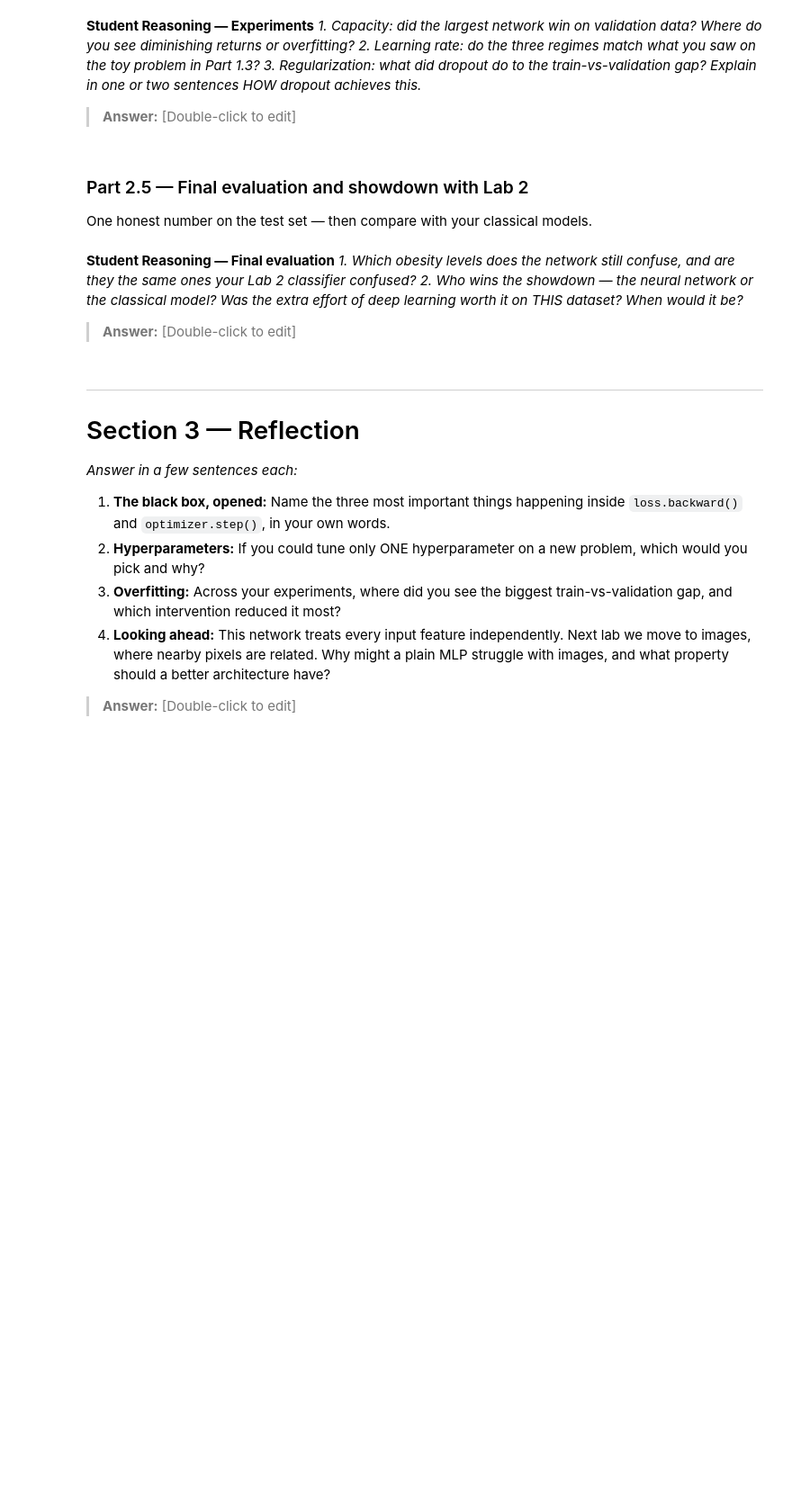
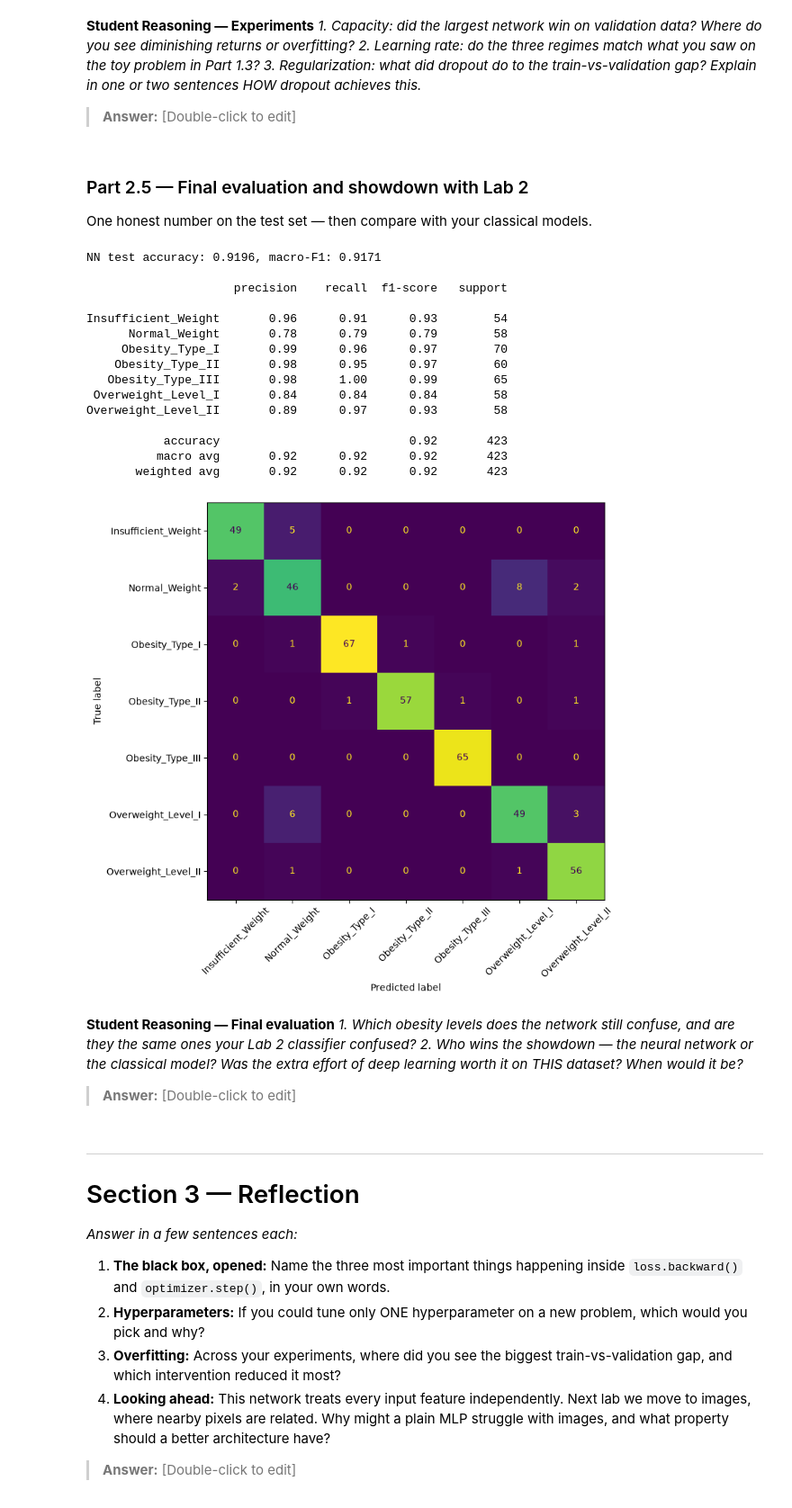
Before and after one commit to fiadzoanthony84-cloud/lab-3-, a Jupyter notebook: Lab_3.ipynb, the cells around one changed output. Shown at 90% size. Saved outputs shown, nothing was run; the diff lists cells and outputs as text; code cells hidden in the pictures; blank space fills up the shorter version.

```diff
--- a/Lab_3.ipynb
+++ b/Lab_3.ipynb
@@ -542,0 +600,41 @@ One honest number on the test set — then compare with your classical models.
+# %%
+from sklearn.metrics import accuracy_score, f1_score, classification_report, ConfusionMatrixDisplay, confusion_matrix
+from sklearn.ensemble import RandomForestClassifier
+
+# Load best configuration's weights
+model.load_state_dict(best_state)
+model.eval()
+
+with torch.no_grad():
+    Xt = torch.tensor(X_test_s, dtype=torch.float32).to(DEVICE)
+    logits = model(Xt)
+    preds = logits.argmax(dim=1).cpu().numpy()
+
+nn_acc = accuracy_score(y_test, preds)
+nn_f1 = f1_score(y_test, preds, average="macro")
+print(f"NN test accuracy: {nn_acc:.4f}, macro-F1: {nn_f1:.4f}\n")
+print(classification_report(y_test, preds, target_names=class_names))
+
+cm = confusion_matrix(y_test, preds)
+disp = ConfusionMatrixDisplay(confusion_matrix=cm, display_labels=class_names)
+fig, ax = plt.subplots(figsize=(8, 8))
+disp.plot(ax=ax, xticks_rotation=45, colorbar=False)
+plt.tight_layout()
+plt.show()
+# %% [output]
+NN test accuracy: 0.9196, macro-F1: 0.9171
+
+                     precision    recall  f1-score   support
+
+Insufficient_Weight       0.96      0.91      0.93        54
+      Normal_Weight       0.78      0.79      0.79        58
+     Obesity_Type_I       0.99      0.96      0.97        70
+    Obesity_Type_II       0.98      0.95      0.97        60
+   Obesity_Type_III       0.98      1.00      0.99        65
+ Overweight_Level_I       0.84      0.84      0.84        58
+Overweight_Level_II       0.89      0.97      0.93        58
+
+           accuracy                           0.92       423
+          macro avg       0.92      0.92      0.92       423
+       weighted avg       0.92      0.92      0.92       423
+[figure, added]
```
Also changed, not shown: parts of 5 cells of this notebook.
